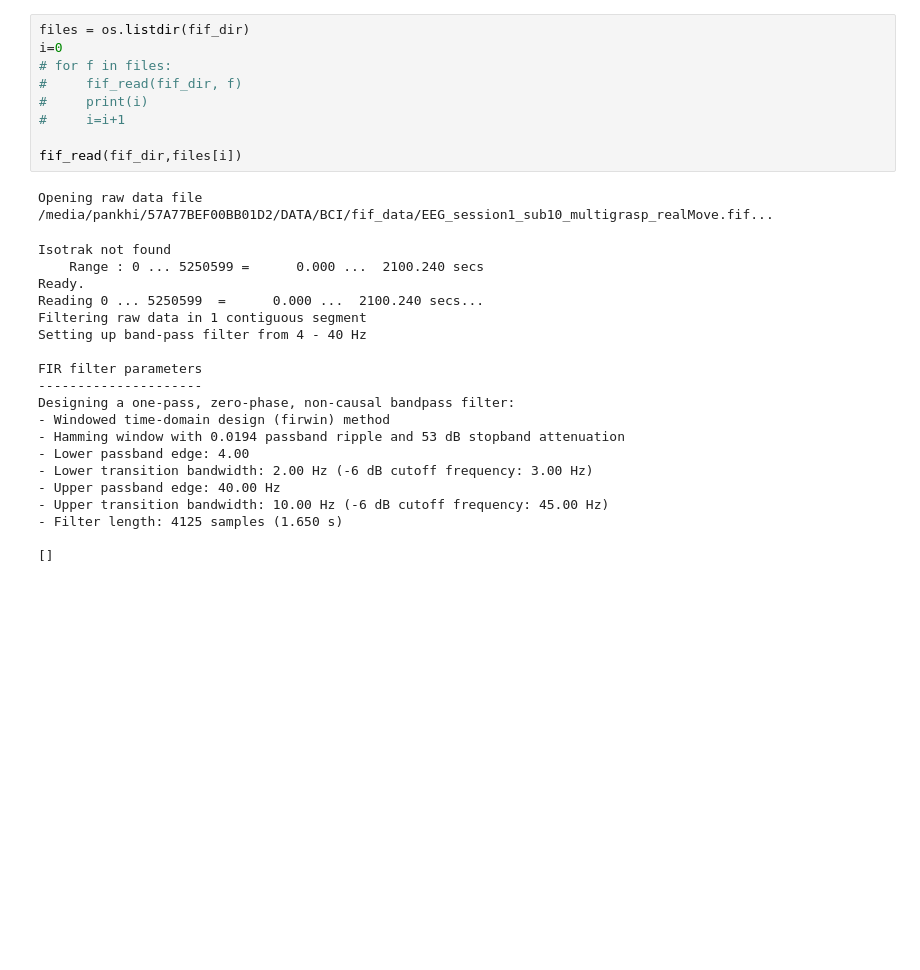
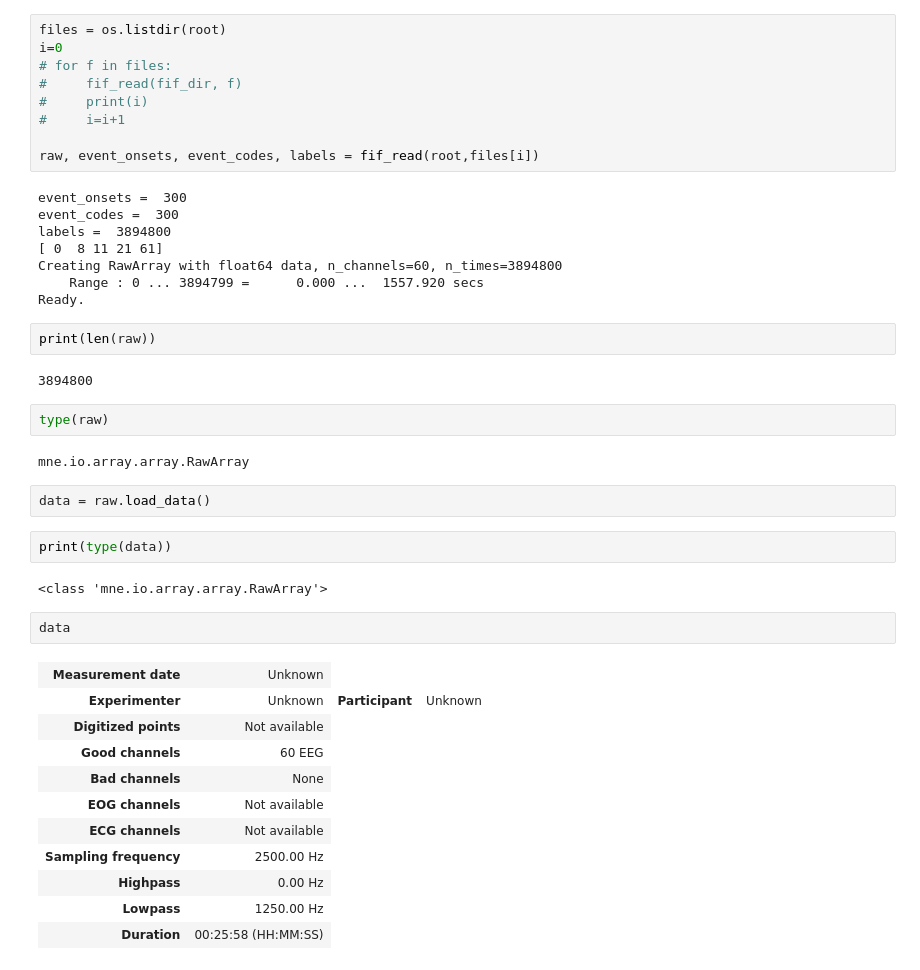
Before and after one commit to jordenpiu/bci_data_prep, a Jupyter notebook: load_fif.ipynb, the cells around one changed output. Drawn from its saved outputs; the diff is of its cells as text; blank space fills up the shorter version.

```diff
--- a/load_fif.ipynb
+++ b/load_fif.ipynb
@@ -20,30 +62,45 @@ def fif_read(root,file_name):
 # %%
-files = os.listdir(fif_dir)
+files = os.listdir(root)
 i=0
 # for f in files:
 #     fif_read(fif_dir, f)
 #     print(i)
 #     i=i+1
 
-fif_read(fif_dir,files[i])
+raw, event_onsets, event_codes, labels = fif_read(root,files[i])
 # %% [output]
-Opening raw data file /media/pankhi/57A77BEF00BB01D2/DATA/BCI/fif_data/EEG_session1_sub10_multigrasp_realMove.fif...
+event_onsets =  300
+event_codes =  300
+labels =  3894800
+[ 0  8 11 21 61]
+Creating RawArray with float64 data, n_channels=60, n_times=3894800
+    Range : 0 ... 3894799 =      0.000 ...  1557.920 secs
+Ready.
-Isotrak not found
-    Range : 0 ... 5250599 =      0.000 ...  2100.240 secs
-Ready.
-Reading 0 ... 5250599  =      0.000 ...  2100.240 secs...
-Filtering raw data in 1 contiguous segment
-Setting up band-pass filter from 4 - 40 Hz
-
-FIR filter parameters
----------------------
-Designing a one-pass, zero-phase, non-causal bandpass filter:
-- Windowed time-domain design (firwin) method
-- Hamming window with 0.0194 passband ripple and 53 dB stopband attenuation
-- Lower passband edge: 4.00
-- Lower transition bandwidth: 2.00 Hz (-6 dB cutoff frequency: 3.00 Hz)
-- Upper passband edge: 40.00 Hz
-- Upper transition bandwidth: 10.00 Hz (-6 dB cutoff frequency: 45.00 Hz)
-- Filter length: 4125 samples (1.650 s)
-
-[]
+# %%
+print(len(raw))
+# %% [output]
+3894800
+# %%
+type(raw)
+# %% [output]
+mne.io.array.array.RawArray
+# %%
+data = raw.load_data()
+# %%
+print(type(data))
+# %% [output]
+<class 'mne.io.array.array.RawArray'>
+# %%
+data
+# %% [output]
+| Measurement date | Unknown |
+| Experimenter | Unknown | Participant | Unknown |
+| Digitized points | Not available |
+| Good channels | 60 EEG |
+| Bad channels | None |
+| EOG channels | Not available |
+| ECG channels | Not available |
+| Sampling frequency | 2500.00 Hz |
+| Highpass | 0.00 Hz |
+| Lowpass | 1250.00 Hz |
+| Duration | 00:25:58 (HH:MM:SS) |
```
Also changed, not shown: parts of 8 cells of this notebook, 3 other files.
